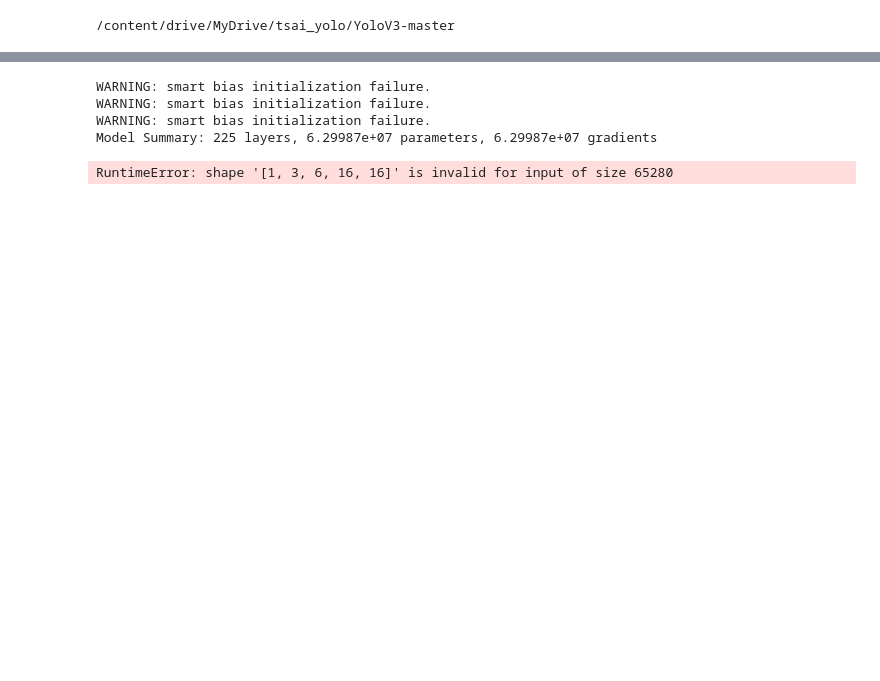
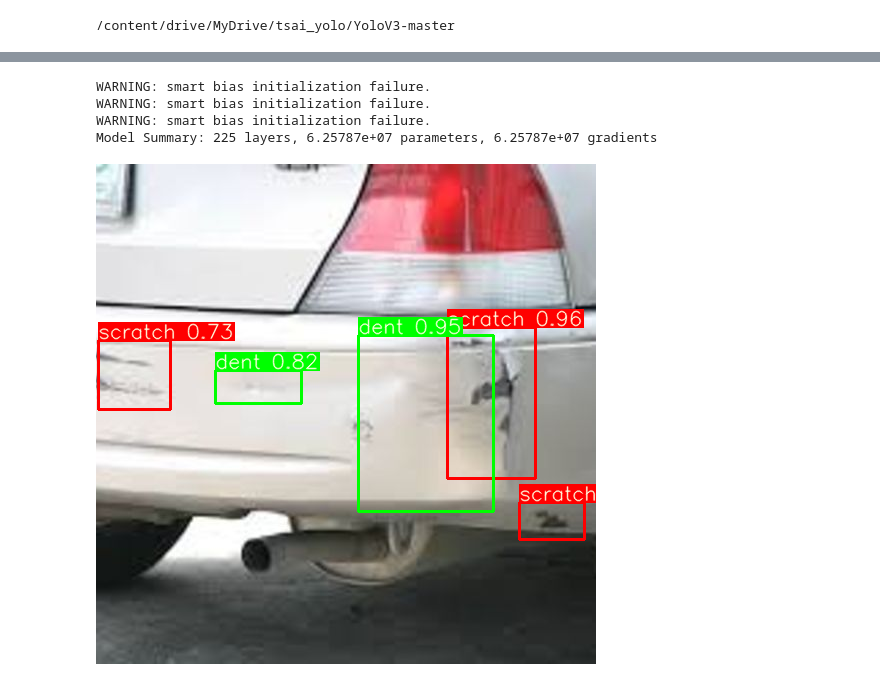
Before and after one commit to vandana1302238/Assignment_S12, a Jupyter notebook: S12.ipynb, the cells around one changed output, grey strips where cells are left out. Cells and saved outputs as stored; diff of their text form; code cells hidden in the pictures; blank space fills up the shorter version.

```diff
--- a/S12.ipynb
+++ b/S12.ipynb
@@ -142,3 +74,27 @@ RuntimeError: shape '[1, 3, 6, 16, 16]' is invalid for input of size 65280
+# %%
+device = torch.device('cuda')
+# %%
+def letterbox(img, new_shape=(640, 640), color=(114, 114, 114)):
+    # Resize and pad image while preserving aspect ratio
+    shape = img.shape[:2]  # current shape [height, width]
+    if isinstance(new_shape, int):
+        new_shape = (new_shape, new_shape)
+
+    # Compute the new size preserving aspect ratio
+    r = min(new_shape[0] / shape[0], new_shape[1] / shape[1])
+    ratio = r, r
+    new_unpad = int(round(shape[1] * r)), int(round(shape[0] * r))
+
+    # Resize with aspect ratio preservation
+    dw = new_shape[1] - new_unpad[0]  # width padding
+    dh = new_shape[0] - new_unpad[1]  # height padding
+    top, bottom = dh // 2, dh - (dh // 2)
+    left, right = dw // 2, dw - (dw // 2)
+
+    # Apply padding
+    img = cv2.resize(img, new_unpad, interpolation=cv2.INTER_LINEAR)
+    img = cv2.copyMakeBorder(img, top, bottom, left, right, cv2.BORDER_CONSTANT, value=color)
+    return img, ratio, (dw, dh)
 # %%
 import torch
 from torch.utils.data import DataLoader
@@ -161,12 +117,8 @@ def detect(model, img_path, img_size=512, conf_thres=0.3, iou_thres=0.6, device=
     img = img[:, :, ::-1].transpose(2, 0, 1)  # BGR to RGB, HWC to CHW
     img = np.ascontiguousarray(img)
 
-    if torch.cuda.is_available():
-      device = torch.device('cuda')
-    else:
-      device = torch.device('cpu')
-
     # Convert image to tensor
+    device = torch.device('cuda')
     img = torch.from_numpy(img).to(device)
     img = img.float()  # uint8 to fp16/32
     img /= 255.0  # 0 - 255 to 0.0 - 1.0
@@ -180,38 +132,39 @@ def detect(model, img_path, img_size=512, conf_thres=0.3, iou_thres=0.6, device=
     # Apply NMS
     pred = non_max_suppression(pred, conf_thres, iou_thres)
 
+    names = ['dent', 'scratch']
+    colors = [(0,255,0),(0,0,255)]
     # Process detections
     for i, det in enumerate(pred):  # detections per image
         if det is not None and len(det):
             # Rescale boxes from 416 to image size
             det[:, :4] = scale_coords(img.shape[2:], det[:, :4], img0.shape).round()
 
             # Draw bounding boxes and labels
             for *xyxy, conf, cls in det:
                 label = f'{names[int(cls)]} {conf:.2f}'
                 plot_one_box(xyxy, img0, label=label, color=colors[int(cls)])
 
     return img0
 
-# Path to your custom YOLOv3 weights file
-weights_path = '/content/drive/MyDrive/tsai_yolo/YoloV3-master/weights/last.pt'
-# Path to the image you want to detect objects in
-image_path = r'data/dataset/images/0025.jpg'
+# Paths
+weights_path = 'weights/last.pt'  # Path to your trained weights
+img_path = '/content/drive/MyDrive/tsai_yolo/YoloV3-master/data/dataset/images/0025.jpg'  # Path to your test image
 
 # Load model
 device = torch.device('cuda' if torch.cuda.is_available() else 'cpu')
 model = Darknet(cfg='cfg/yolov3-custom.cfg', img_size=512)
 model.load_state_dict(torch.load(weights_path, map_location=device)['model'])
 model.to(device).eval()
 
 # Run detection
-output_image = detect(model, image_path)
+output_image = detect(model, img_path)
 
 # Display the output image
 cv2_imshow(output_image)
 # %% [output]
 WARNING: smart bias initialization failure.
 WARNING: smart bias initialization failure.
 WARNING: smart bias initialization failure.
-Model Summary: 225 layers, 6.29987e+07 parameters, 6.29987e+07 gradients
+Model Summary: 225 layers, 6.25787e+07 parameters, 6.25787e+07 gradients
-RuntimeError: shape '[1, 3, 6, 16, 16]' is invalid for input of size 65280
+[figure, added]
```
Also changed, not shown: parts of 13 cells of this notebook, 12 other files.
